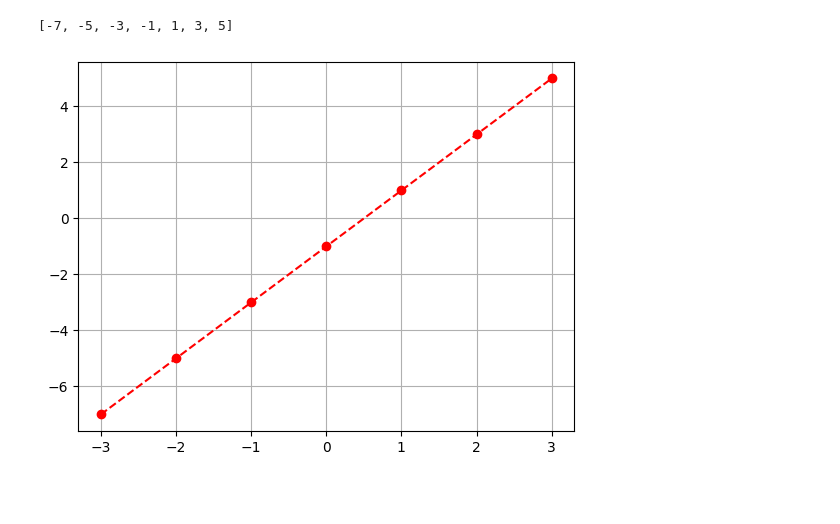
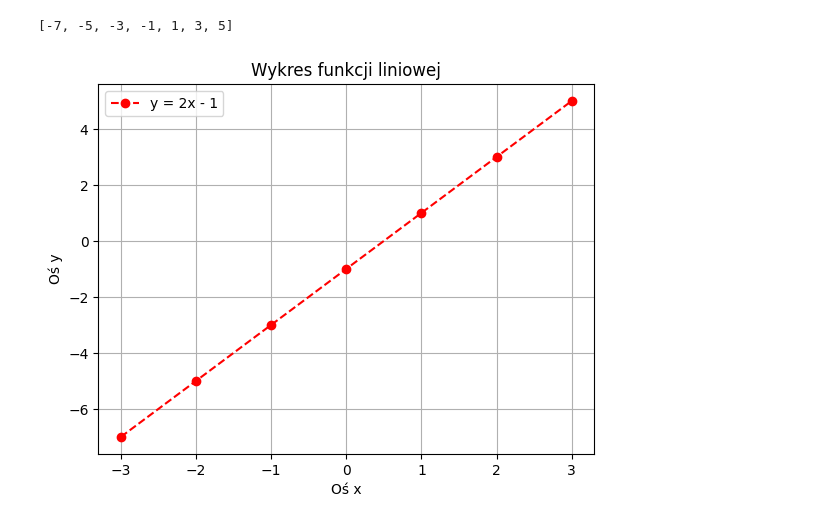
Before and after one commit to wavymejti/KursAI1, a Jupyter notebook: matplotlib_exercise.ipynb, the cells around one changed output. Drawn from its saved outputs; the diff is of its cells as text; code cells hidden in the pictures; blank space fills up the shorter version.

```diff
--- a/matplotlib_exercise.ipynb
+++ b/matplotlib_exercise.ipynb
@@ -6,14 +6,18 @@ import numpy as np
 # %%
 punkty_x = [-3,-2,-1,0,1,2,3]
 punkty_y = []
 for x in range(-3,4,1):
   wynik = 2 * x - 1
   punkty_y.append(wynik)
 print(punkty_y)
 
-plt.plot(punkty_x,punkty_y, c='r', marker='o', linestyle='--')
+plt.plot(punkty_x,punkty_y, c='r', marker='o', linestyle='--', label="y = 2x - 1")
+plt.title("Wykres funkcji liniowej")
+plt.legend()
+plt.xlabel("Oś x")
+plt.ylabel("Oś y")
 plt.grid()
 plt.show()
 # %% [output]
 [-7, -5, -3, -1, 1, 3, 5]
-[figure, old version]
+[figure, new version]
```
Also changed, not shown: parts of 3 cells of this notebook.
